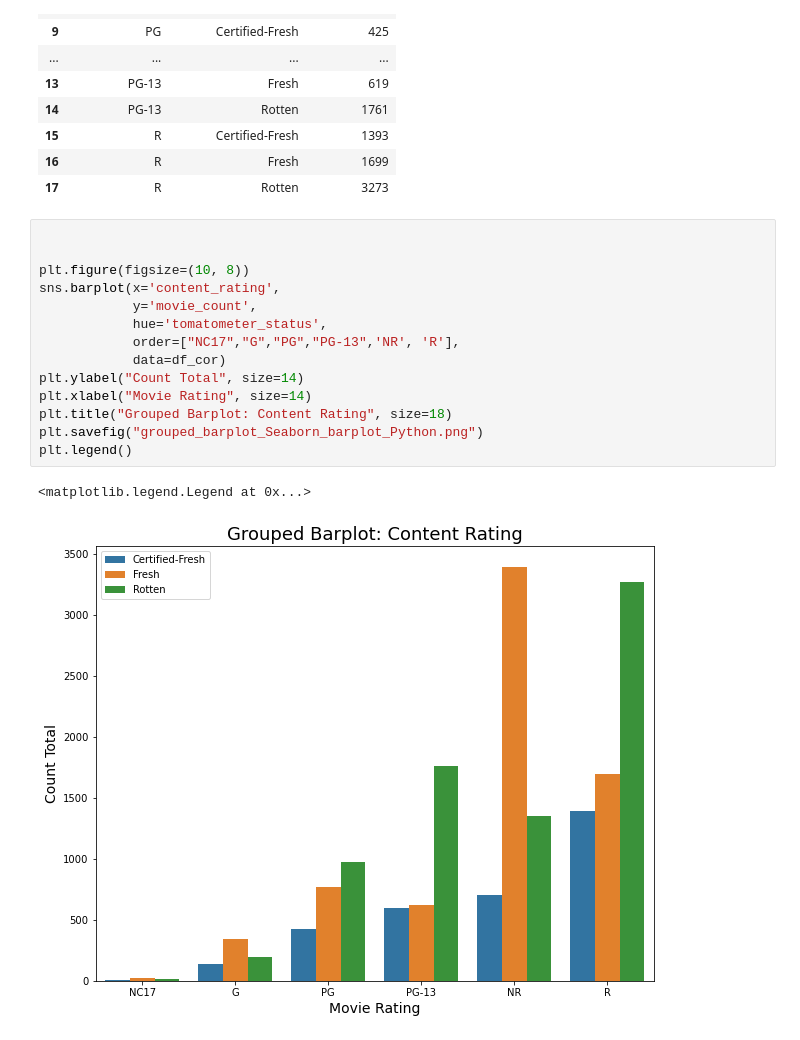
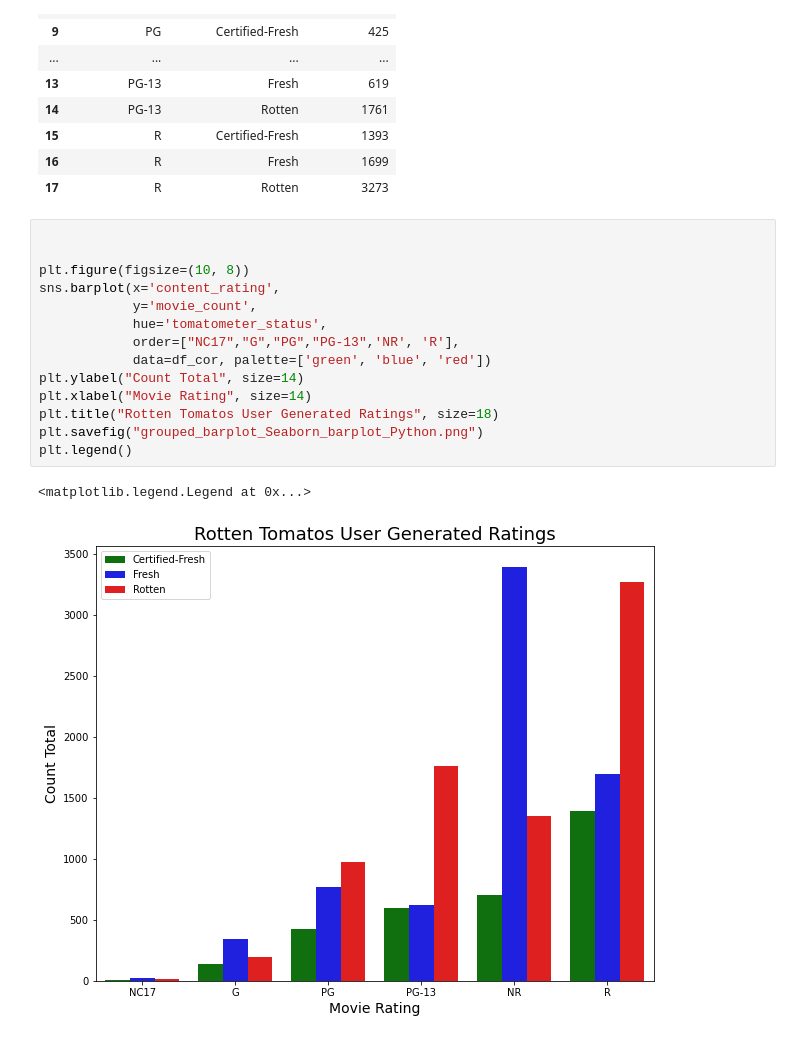
Before and after one commit to eaiturbe/microsoft_movie_analysis, a Jupyter notebook: rotten_tomatoes_movies.csv.ipynb, the cells around one changed output. Drawn from its saved outputs; the diff is of its cells as text.

```diff
--- a/rotten_tomatoes_movies.csv.ipynb
+++ b/rotten_tomatoes_movies.csv.ipynb
@@ -212,18 +212,18 @@ df_cor
 # %%
 
 
 plt.figure(figsize=(10, 8))
 sns.barplot(x='content_rating',
             y='movie_count',
             hue='tomatometer_status',
             order=["NC17","G","PG","PG-13",'NR', 'R'],
-            data=df_cor)
+            data=df_cor, palette=['green', 'blue', 'red'])
 plt.ylabel("Count Total", size=14)
 plt.xlabel("Movie Rating", size=14)
-plt.title("Grouped Barplot: Content Rating", size=18)
+plt.title("Rotten Tomatos User Generated Ratings", size=18)
 plt.savefig("grouped_barplot_Seaborn_barplot_Python.png")
 plt.legend()
 # %% [output]
 <matplotlib.legend.Legend at 0x...>
-[figure, old version]
+[figure, new version]
 # %%
```
Also changed, not shown: parts of 2 cells of this notebook.
